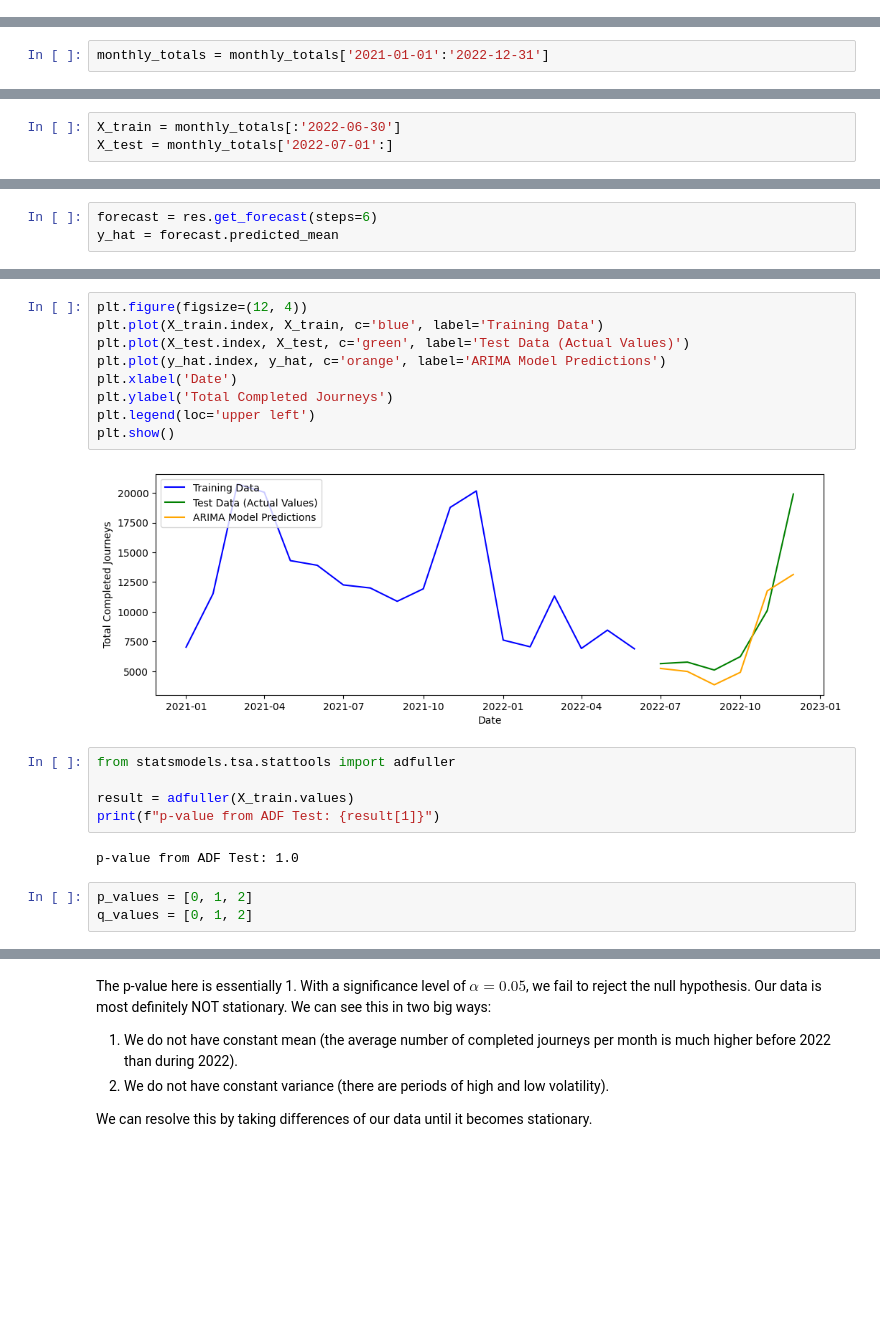
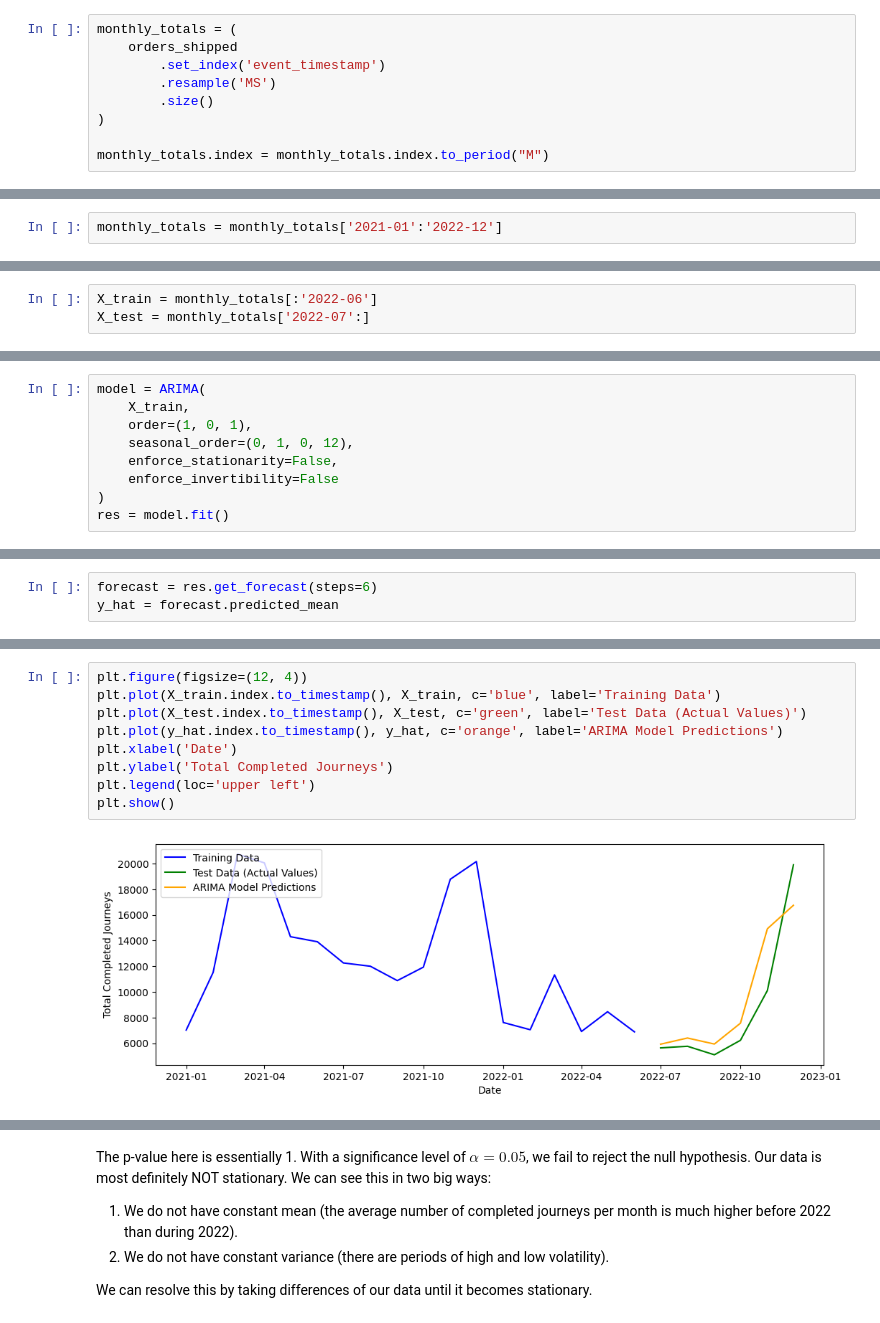
Before and after one commit to yubenjamin2022/UCLAStatsM148, a Jupyter notebook: arma_model.ipynb, the cells around one changed output, grey strips where cells are left out. Saved outputs shown, nothing was run; the diff lists cells and outputs as text; blank space fills up the shorter version.

Commit message:
SARIMA Modeling for Presentation and Assignment 4

```diff
--- a/arma_model.ipynb
+++ b/arma_model.ipynb
@@ -180,2 +659,11 @@ monthly_totals = (
 # %% [markdown]
 Let's first subset the data to a realistic date range, excluding the first few months because it is unrealistic for us to have a lot of completed journeys during this times (since it takes some time for journeys to complete and we only include journeys that started after November 3, 2020). We will also exclude the last month (January 2023) because we don't have a full month's worth of data.
+# %%
+monthly_totals = (
+    orders_shipped
+        .set_index('event_timestamp')
+        .resample('MS')
+        .size()
+)
+
+monthly_totals.index = monthly_totals.index.to_period("M")
@@ -182,5 +680,5 @@ Let's first subset the data to a realistic date range, excluding the first few m
 # %%
-monthly_totals = monthly_totals['2021-01-01':'2022-12-31']
+monthly_totals = monthly_totals['2021-01':'2022-12']
 # %%
 monthly_totals.plot(figsize=(12, 4))
 plt.xlabel('Month')
@@ -208,8 +706,8 @@ Before this though, we must check for stationarity using the Augmented Dickey Fu
 # %% [markdown]
 Let's reserve the last 6 months (July-December 2022) as test data and the rest of our dataset as training data (January 2021-June 2022).
 # %%
-X_train = monthly_totals[:'2022-06-30']
-X_test = monthly_totals['2022-07-01':]
+X_train = monthly_totals[:'2022-06']
+X_test = monthly_totals['2022-07':]
 # %%
 X_train.plot(figsize=(12, 4))
 plt.xlabel('Month')
@@ -244,3 +755,12 @@ res = model.fit()
+# %%
+model = ARIMA(
+    X_train,
+    order=(1, 0, 1),
+    seasonal_order=(0, 1, 0, 12),
+    enforce_stationarity=False,
+    enforce_invertibility=False
+)
+res = model.fit()
 # %%
 res.summary()
 # %% [output]
@@ -277,21 +811,11 @@ Freq: MS, Name: predicted_mean, dtype: float64
 # %%
 plt.figure(figsize=(12, 4))
-plt.plot(X_train.index, X_train, c='blue', label='Training Data')
-plt.plot(X_test.index, X_test, c='green', label='Test Data (Actual Values)')
-plt.plot(y_hat.index, y_hat, c='orange', label='ARIMA Model Predictions')
+plt.plot(X_train.index.to_timestamp(), X_train, c='blue', label='Training Data')
+plt.plot(X_test.index.to_timestamp(), X_test, c='green', label='Test Data (Actual Values)')
+plt.plot(y_hat.index.to_timestamp(), y_hat, c='orange', label='ARIMA Model Predictions')
 plt.xlabel('Date')
 plt.ylabel('Total Completed Journeys')
 plt.legend(loc='upper left')
 plt.show()
 # %% [output]
-[figure, old version]
+[figure, new version]
-# %%
-from statsmodels.tsa.stattools import adfuller
-
-result = adfuller(X_train.values)
-print(f"p-value from ADF Test: {result[1]}")
-# %% [output]
-p-value from ADF Test: 1.0
-# %%
-p_values = [0, 1, 2]
-q_values = [0, 1, 2]
```
Also changed, not shown: parts of 101 cells of this notebook.
